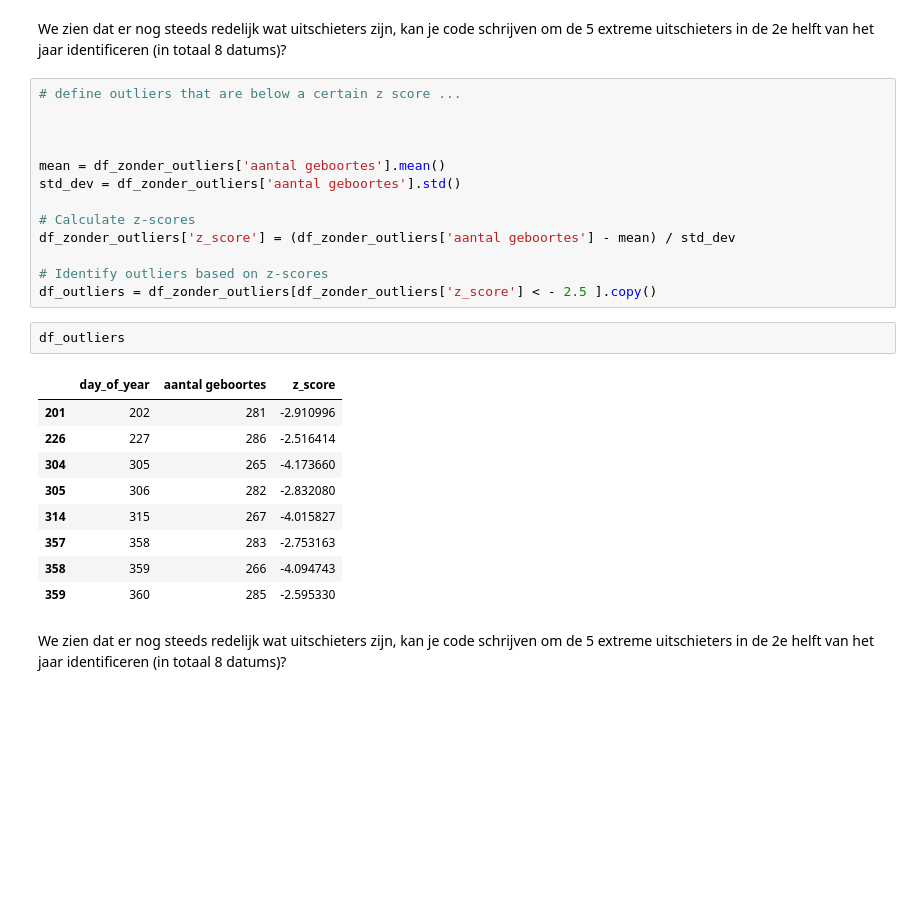
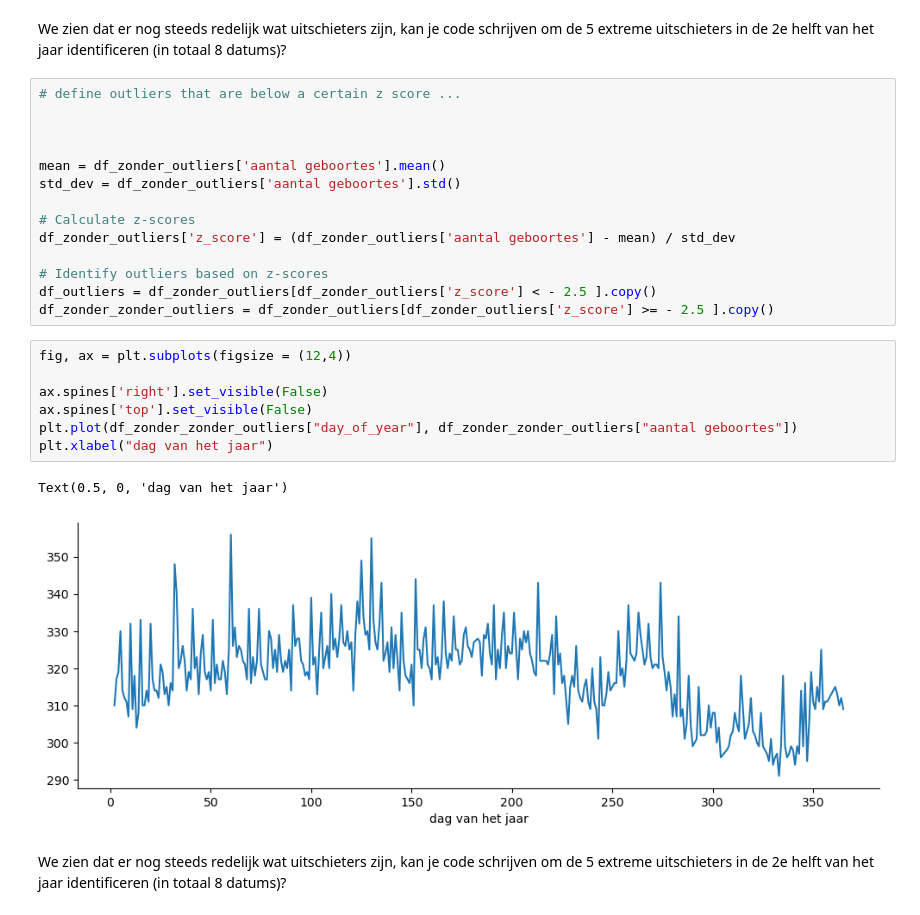
Before and after one commit to GerritGeens/Examen_Gerrit, a Jupyter notebook: examen_deel1.ipynb, the cells around one changed output. Saved outputs shown, nothing was run; the diff lists cells and outputs as text; blank space fills up the shorter version.

```diff
--- a/examen_deel1.ipynb
+++ b/examen_deel1.ipynb
@@ -235,18 +237,17 @@ df_zonder_outliers['z_score'] = (df_zonder_outliers['aantal geboortes'] - mean)
 
 # Identify outliers based on z-scores
 df_outliers = df_zonder_outliers[df_zonder_outliers['z_score'] < - 2.5 ].copy()
+df_zonder_zonder_outliers = df_zonder_outliers[df_zonder_outliers['z_score'] >= - 2.5 ].copy()
-# %%
-df_outliers
-# %% [output]
-|  | day_of_year | aantal geboortes | z_score |
-| 201 | 202 | 281 | -2.910996 |
-| 226 | 227 | 286 | -2.516414 |
-| 304 | 305 | 265 | -4.173660 |
-| 305 | 306 | 282 | -2.832080 |
-| 314 | 315 | 267 | -4.015827 |
-| 357 | 358 | 283 | -2.753163 |
-| 358 | 359 | 266 | -4.094743 |
-| 359 | 360 | 285 | -2.595330 |
+# %%
+fig, ax = plt.subplots(figsize = (12,4))
+
+ax.spines['right'].set_visible(False)
+ax.spines['top'].set_visible(False)
+plt.plot(df_zonder_zonder_outliers["day_of_year"], df_zonder_zonder_outliers["aantal geboortes"])
+plt.xlabel("dag van het jaar")
+# %% [output]
+Text(0.5, 0, 'dag van het jaar')
+[figure, added]
 # %% [markdown]
 We zien dat er nog steeds redelijk wat uitschieters zijn, kan je code schrijven om de 5 extreme uitschieters in de 2e helft van het jaar identificeren (in totaal 8 datums)?
 # %% [markdown]
```
Also changed, not shown: parts of 23 cells of this notebook, 1 other file.
